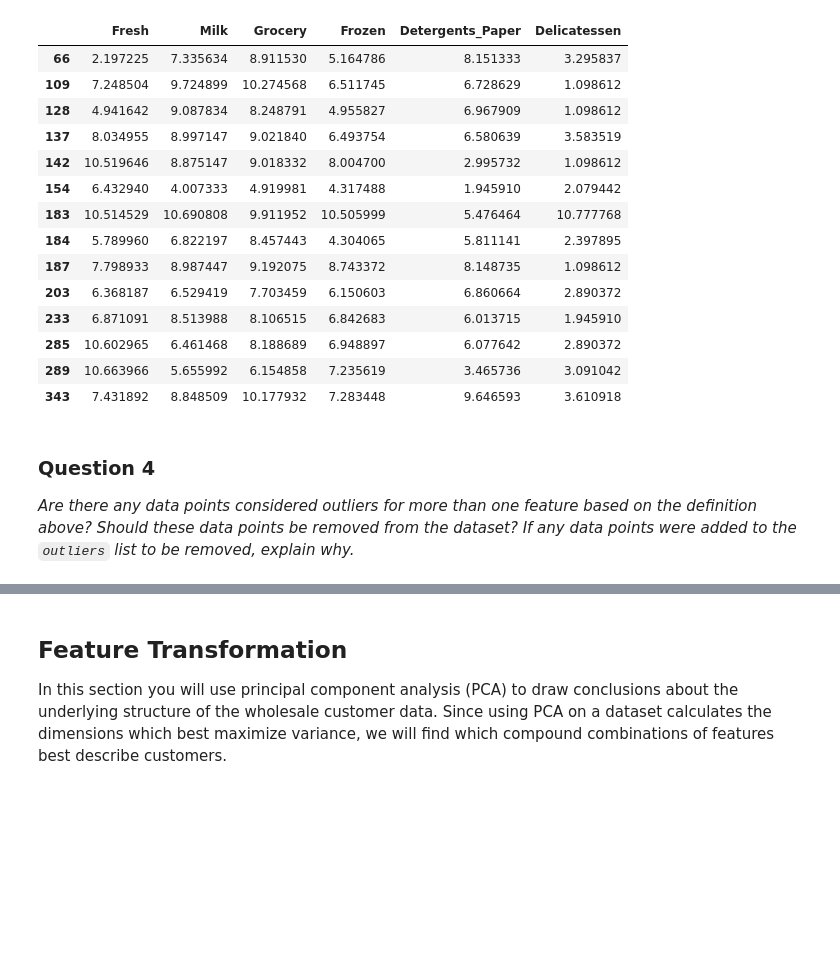
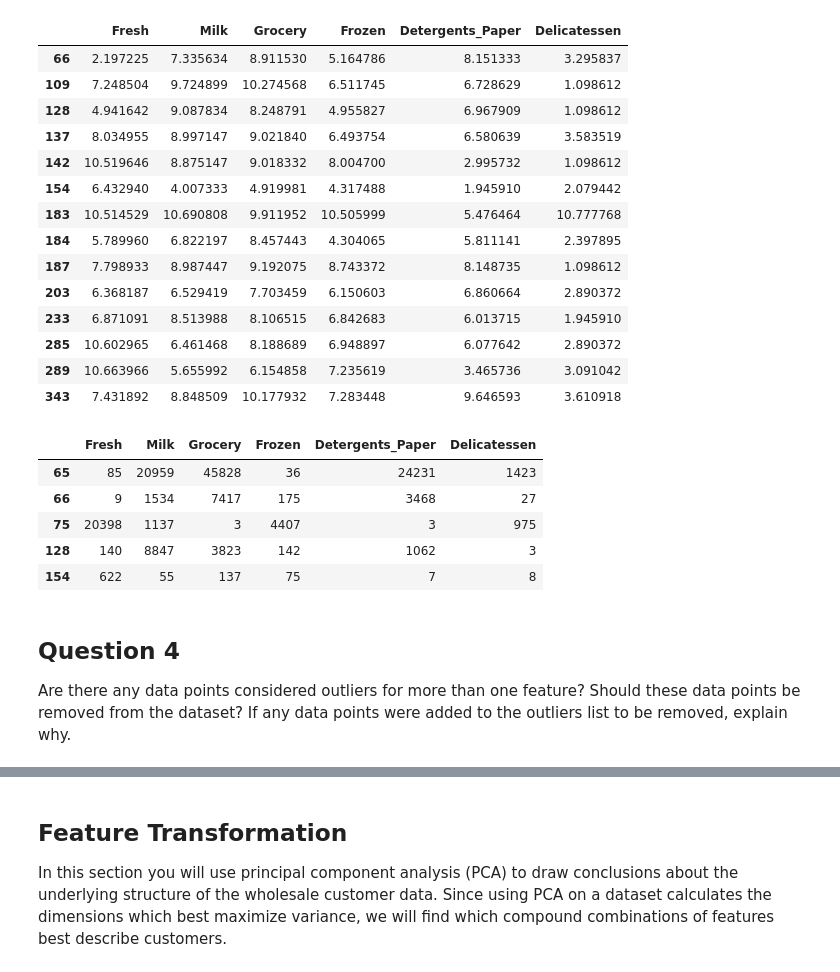
Before and after one commit to jorellano/mlnd, a Jupyter notebook: customer_segments/customer_segments.ipynb, the cells around one changed output, grey strips where cells are left out. Saved outputs shown, nothing was run; the diff lists cells and outputs as text; code cells hidden in the pictures; blank space fills up the shorter version.

```diff
--- a/customer_segments/customer_segments.ipynb
+++ b/customer_segments/customer_segments.ipynb
@@ -283,6 +303,15 @@ Data points considered outliers for the feature 'Delicatessen':
 | 285 | 10.602965 | 6.461468 | 8.188689 | 6.948897 | 6.077642 | 2.890372 |
 | 289 | 10.663966 | 5.655992 | 6.154858 | 7.235619 | 3.465736 | 3.091042 |
 | 343 | 7.431892 | 8.848509 | 10.177932 | 7.283448 | 9.646593 | 3.610918 |
+# %%
+data.iloc[[65,66,75,128,154]]
+# %% [output]
+|  | Fresh | Milk | Grocery | Frozen | Detergents_Paper | Delicatessen |
+| 65 | 85 | 20959 | 45828 | 36 | 24231 | 1423 |
+| 66 | 9 | 1534 | 7417 | 175 | 3468 | 27 |
+| 75 | 20398 | 1137 | 3 | 4407 | 3 | 975 |
+| 128 | 140 | 8847 | 3823 | 142 | 1062 | 3 |
+| 154 | 622 | 55 | 137 | 75 | 7 | 8 |
 # %% [markdown]
-### Question 4
-*Are there any data points considered outliers for more than one feature based on the definition above? Should these data points be removed from the dataset? If any data points were added to the `outliers` list to be removed, explain why.*
+## Question 4
+Are there any data points considered outliers for more than one feature? Should these data points be removed from the dataset? If any data points were added to the outliers list to be removed, explain why.
```
Also changed, not shown: parts of 19 cells of this notebook.
